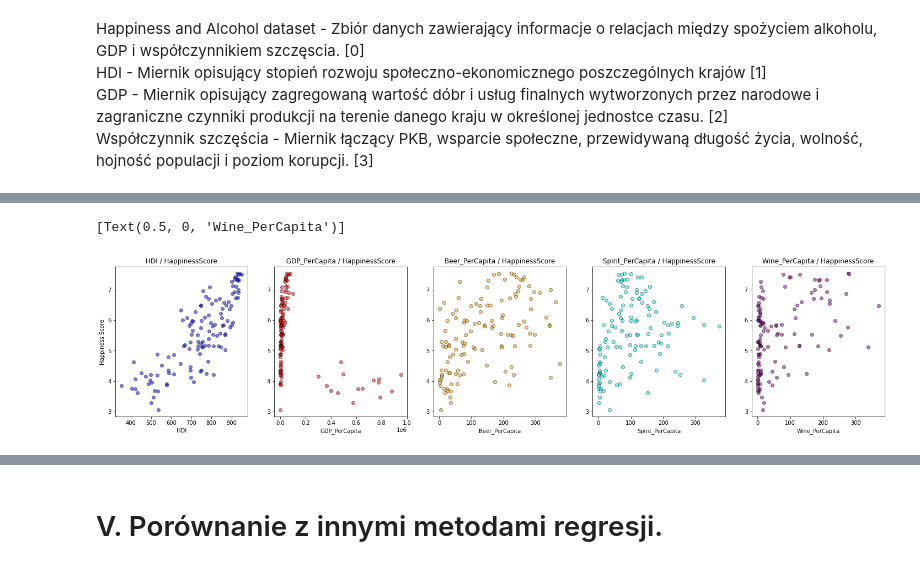
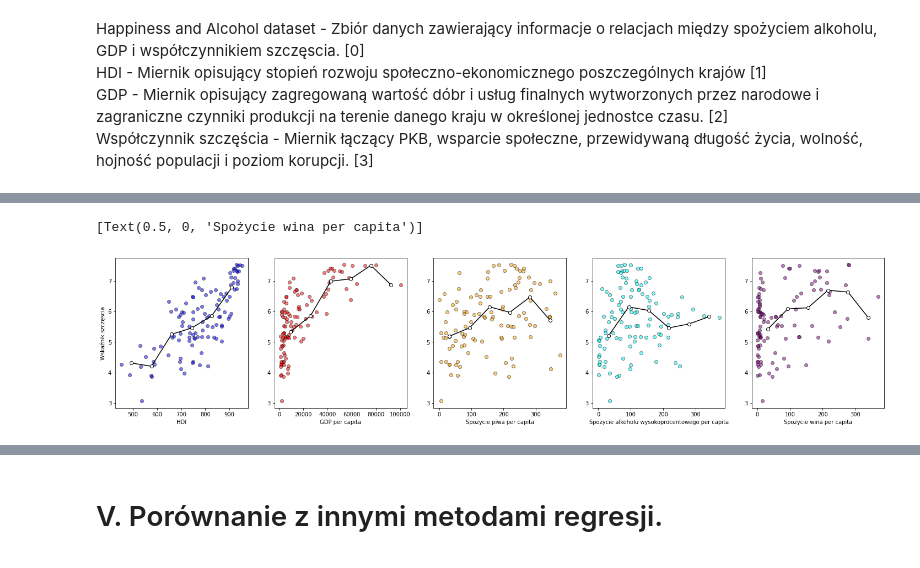
Before and after one commit to ulaniuk/mpsic, a Jupyter notebook: kernel-regression/kernel-regression.ipynb, the cells around one changed output, grey strips where cells are left out. Saved outputs shown, nothing was run; the diff lists cells and outputs as text; code cells hidden in the pictures.

```diff
--- a/kernel-regression/kernel-regression.ipynb
+++ b/kernel-regression/kernel-regression.ipynb
@@ -133,26 +117,36 @@ matplotlib.rcParams['figure.figsize'] = [25, 5]
 # %%
 fig, axs = plt.subplots(1, 5)
 
 axs[0].scatter(data['HDI'], data['HappinessScore'], c='blue', edgecolor='k', alpha=0.5)
-axs[0].set_title('HDI / HappinessScore')
+bin_means, bin_edges, binnumber = stats.binned_statistic(data['HDI'], data['HappinessScore'], statistic='mean', bins=6)
+bin_centers = bin_edges[1:] - (bin_edges[1] - bin_edges[0])/2
+axs[0].plot(bin_centers, bin_means, color='k', marker="o", markerfacecolor="white")
 
 axs[1].scatter(data['GDP_PerCapita'], data['HappinessScore'], c='red', edgecolor='k', alpha=0.5)
-axs[1].set_title('GDP_PerCapita / HappinessScore')
+bin_means, bin_edges, binnumber = stats.binned_statistic(data['GDP_PerCapita'], data['HappinessScore'], statistic='mean', bins=6)
+bin_centers = bin_edges[1:] - (bin_edges[1] - bin_edges[0])/2
+axs[1].plot(bin_centers, bin_means, color='k', marker="o", markerfacecolor="white")
 
 axs[2].scatter(data['Beer_PerCapita'], data['HappinessScore'], c='orange', edgecolor='k', alpha=0.5)
-axs[2].set_title('Beer_PerCapita / HappinessScore')
+bin_means, bin_edges, binnumber = stats.binned_statistic(data['Beer_PerCapita'], data['HappinessScore'], statistic='mean', bins=6)
+bin_centers = bin_edges[1:] - (bin_edges[1] - bin_edges[0])/2
+axs[2].plot(bin_centers, bin_means, color='k', marker="o", markerfacecolor="white")
 
 axs[3].scatter(data['Spirit_PerCapita'], data['HappinessScore'], c='cyan', edgecolor='k', alpha=0.5)
-axs[3].set_title('Spirit_PerCapita / HappinessScore')
+bin_means, bin_edges, binnumber = stats.binned_statistic(data['Spirit_PerCapita'], data['HappinessScore'], statistic='mean', bins=6)
+bin_centers = bin_edges[1:] - (bin_edges[1] - bin_edges[0])/2
+axs[3].plot(bin_centers, bin_means, color='k', marker="o", markerfacecolor="white")
 
 axs[4].scatter(data['Wine_PerCapita'], data['HappinessScore'], c='purple', edgecolor='k', alpha=0.5)
-axs[4].set_title('Wine_PerCapita / HappinessScore')
+bin_means, bin_edges, binnumber = stats.binned_statistic(data['Wine_PerCapita'], data['HappinessScore'], statistic='mean', bins=6)
+bin_centers = bin_edges[1:] - (bin_edges[1] - bin_edges[0])/2
+axs[4].plot(bin_centers, bin_means, color='k', marker="o", markerfacecolor="white")
 
-axs.flat[0].set(ylabel="Happiness Score", xlabel='HDI')
-axs.flat[1].set(xlabel='GDP_PerCapita')
-axs.flat[2].set(xlabel='Beer_PerCapita')
-axs.flat[3].set(xlabel='Spirit_PerCapita')
-axs.flat[4].set(xlabel='Wine_PerCapita')
+axs.flat[0].set(ylabel="Wskaźnik szczęscia", xlabel='HDI')
+axs.flat[1].set(xlabel='GDP per capita')
+axs.flat[2].set(xlabel='Spożycie piwa per capita')
+axs.flat[3].set(xlabel='Spożycie alkoholu wysokoprocentowego per capita')
+axs.flat[4].set(xlabel='Spożycie wina per capita')
 # %% [output]
-[Text(0.5, 0, 'Wine_PerCapita')]
+[Text(0.5, 0, 'Spożycie wina per capita')]
-[figure, old version]
+[figure, new version]
```
Also changed, not shown: parts of 7 cells of this notebook.
